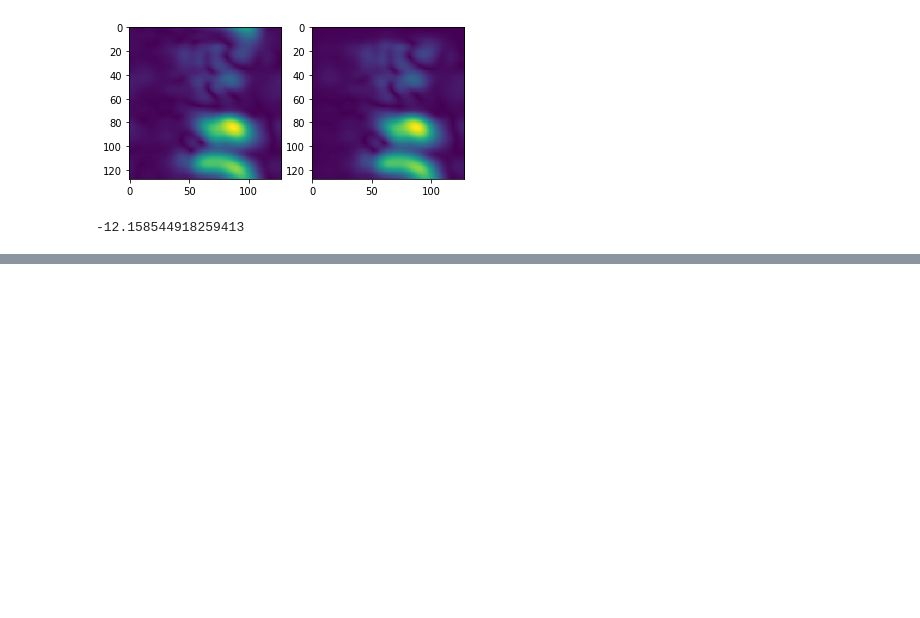
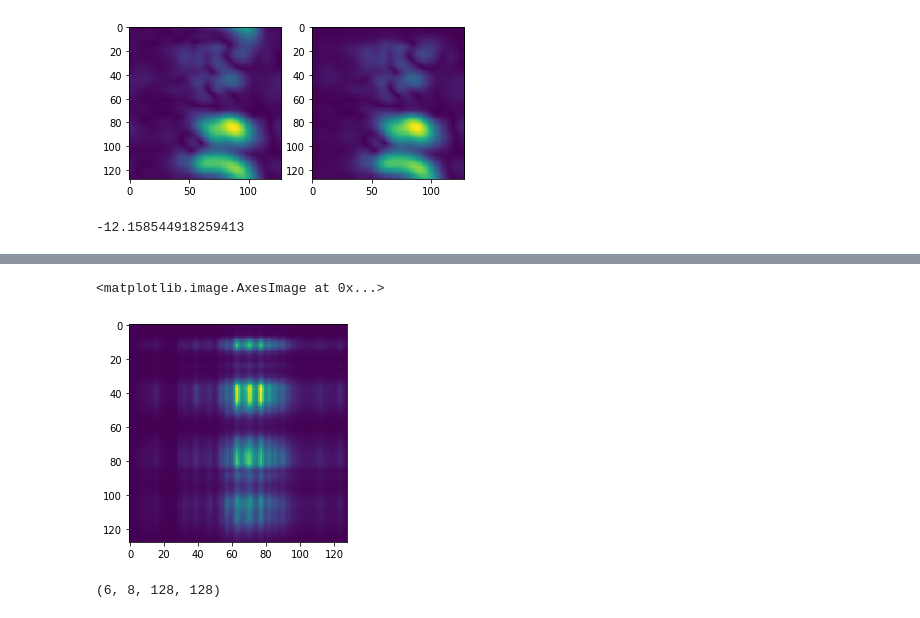
Before and after one commit to ilyakava/py3fst, a Jupyter notebook: nsltools_compare.ipynb, the cells around one changed output, grey strips where cells are left out. Drawn from its saved outputs; the diff is of its cells as text; code cells hidden in the pictures; blank space fills up the shorter version.

```diff
--- a/nsltools_compare.ipynb
+++ b/nsltools_compare.ipynb
@@ -1159,0 +1169,12 @@ SDR(np.abs(np.abs(cortabs_cpu)), cortabs_np.squeeze())
+# %%
+attn_X = np.dot(np.dot(X, X.T), audspec_nsl)
+# %%
+plt.imshow(attn_X)
+# %% [output]
+<matplotlib.image.AxesImage at 0x...>
+[figure, added]
+# %%
+# scale, rate, t, x
+cort_nsl.shape
+# %% [output]
+(6, 8, 128, 128)
```
Also changed, not shown: parts of 8 cells of this notebook, 2 other files.
